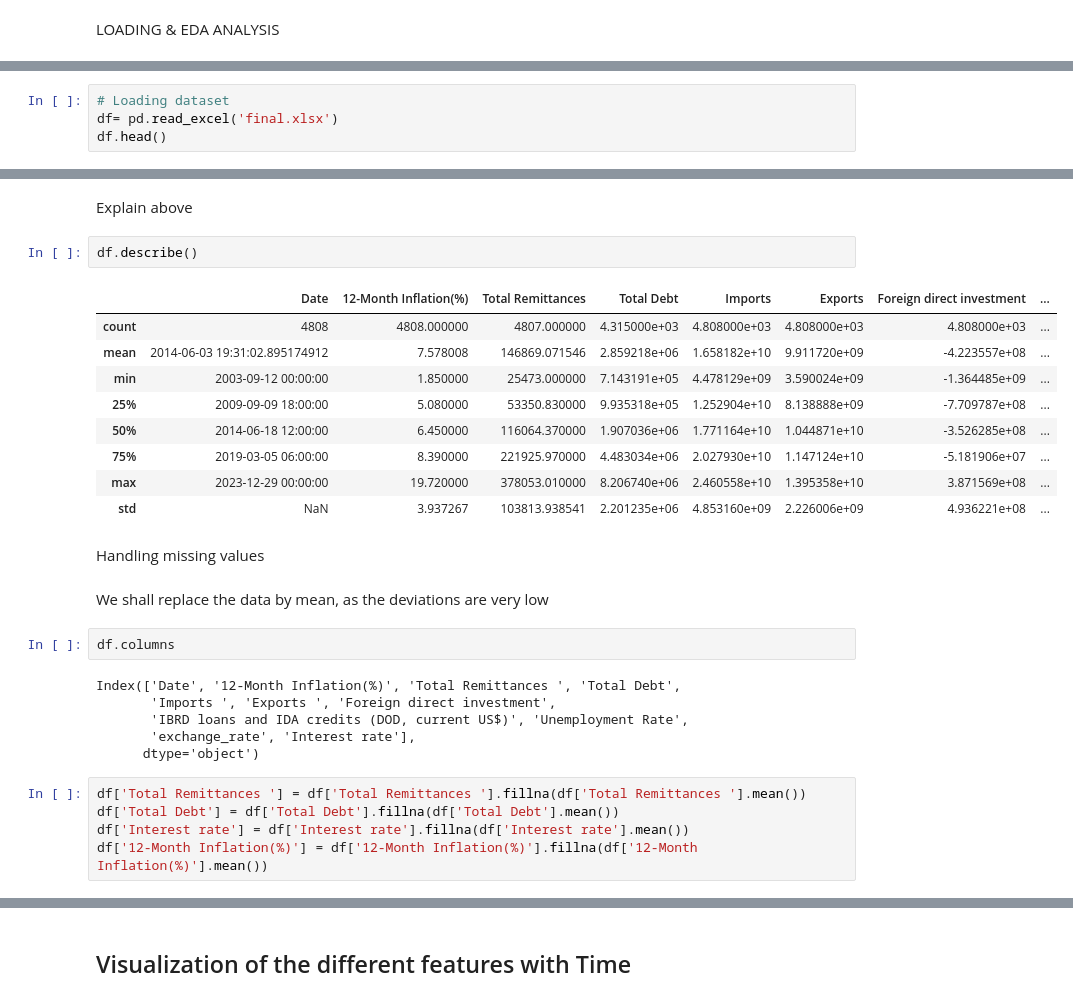
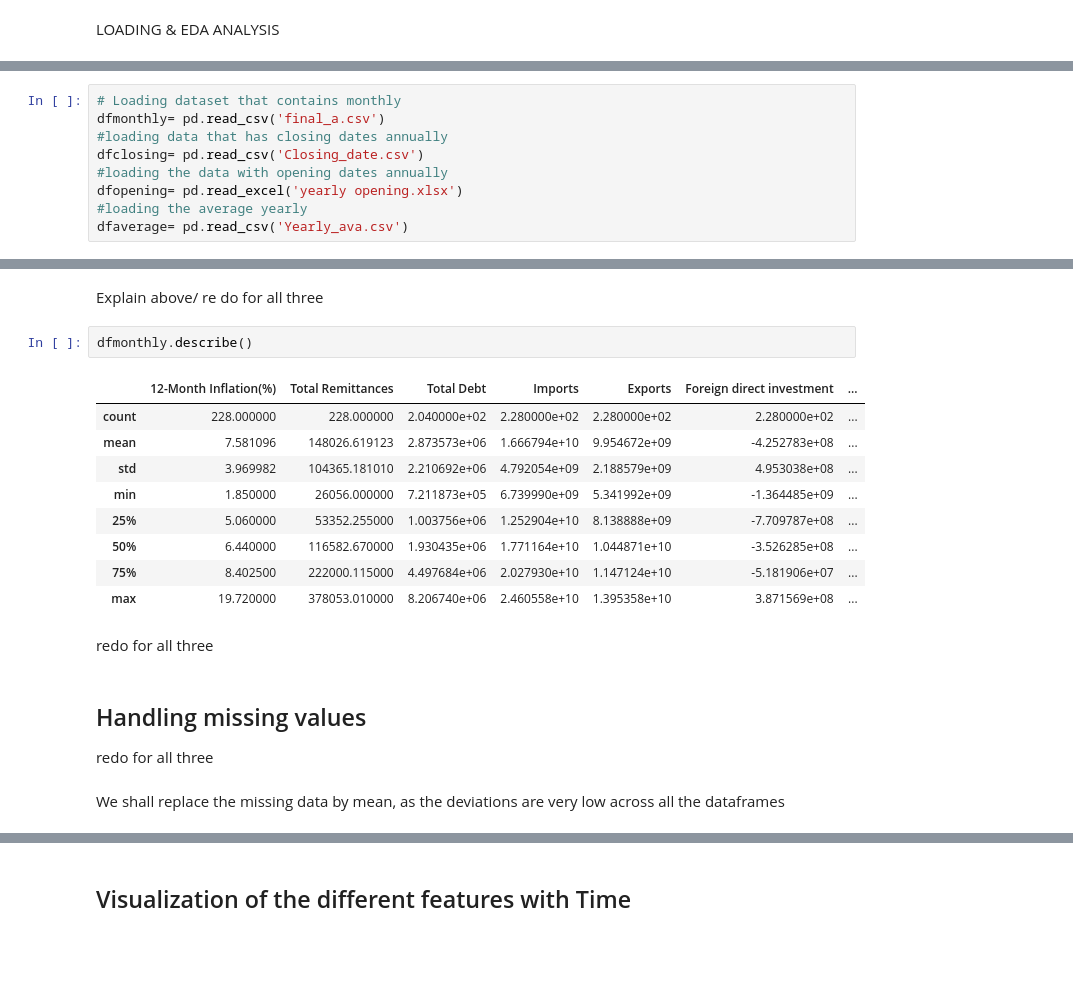
Before and after one commit to kdizz/Group8Phase5Capstone, a Jupyter notebook: main proj.ipynb, the cells around one changed output, grey strips where cells are left out. Cells and saved outputs as stored; diff of their text form; blank space fills up the shorter version.

```diff
--- a/main proj.ipynb
+++ b/main proj.ipynb
@@ -22,4 +22,9 @@ DAILY
 # %%
-# Loading dataset
-df= pd.read_excel('final.xlsx')
-df.head()
+# Loading dataset that contains monthly
+dfmonthly= pd.read_csv('final_a.csv')
+#loading data that has closing dates annually
+dfclosing= pd.read_csv('Closing_date.csv')
+#loading the data with opening dates annually
+dfopening= pd.read_excel('yearly opening.xlsx')
+#loading the average yearly
+dfaverage= pd.read_csv('Yearly_ava.csv')
@@ -76,31 +136,22 @@ dtype: int64
 # %% [markdown]
-Explain above
+Explain above/ re do for all three
 # %%
-df.describe()
+dfmonthly.describe()
 # %% [output]
-|  | Date | 12-Month Inflation(%) | Total Remittances | Total Debt | Imports | Exports | Foreign direct investment | ... |
-| count | 4808 | 4808.000000 | 4807.000000 | 4.315000e+03 | 4.808000e+03 | 4.808000e+03 | 4.808000e+03 | ... |
-| mean | 2014-06-03 19:31:02.895174912 | 7.578008 | 146869.071546 | 2.859218e+06 | 1.658182e+10 | 9.911720e+09 | -4.223557e+08 | ... |
-| min | 2003-09-12 00:00:00 | 1.850000 | 25473.000000 | 7.143191e+05 | 4.478129e+09 | 3.590024e+09 | -1.364485e+09 | ... |
-| 25% | 2009-09-09 18:00:00 | 5.080000 | 53350.830000 | 9.935318e+05 | 1.252904e+10 | 8.138888e+09 | -7.709787e+08 | ... |
-| 50% | 2014-06-18 12:00:00 | 6.450000 | 116064.370000 | 1.907036e+06 | 1.771164e+10 | 1.044871e+10 | -3.526285e+08 | ... |
-| 75% | 2019-03-05 06:00:00 | 8.390000 | 221925.970000 | 4.483034e+06 | 2.027930e+10 | 1.147124e+10 | -5.181906e+07 | ... |
-| max | 2023-12-29 00:00:00 | 19.720000 | 378053.010000 | 8.206740e+06 | 2.460558e+10 | 1.395358e+10 | 3.871569e+08 | ... |
-| std | NaN | 3.937267 | 103813.938541 | 2.201235e+06 | 4.853160e+09 | 2.226006e+09 | 4.936221e+08 | ... |
+|  | 12-Month Inflation(%) | Total Remittances | Total Debt | Imports | Exports | Foreign direct investment | ... |
+| count | 228.000000 | 228.000000 | 2.040000e+02 | 2.280000e+02 | 2.280000e+02 | 2.280000e+02 | ... |
+| mean | 7.581096 | 148026.619123 | 2.873573e+06 | 1.666794e+10 | 9.954672e+09 | -4.252783e+08 | ... |
+| std | 3.969982 | 104365.181010 | 2.210692e+06 | 4.792054e+09 | 2.188579e+09 | 4.953038e+08 | ... |
+| min | 1.850000 | 26056.000000 | 7.211873e+05 | 6.739990e+09 | 5.341992e+09 | -1.364485e+09 | ... |
+| 25% | 5.060000 | 53352.255000 | 1.003756e+06 | 1.252904e+10 | 8.138888e+09 | -7.709787e+08 | ... |
+| 50% | 6.440000 | 116582.670000 | 1.930435e+06 | 1.771164e+10 | 1.044871e+10 | -3.526285e+08 | ... |
+| 75% | 8.402500 | 222000.115000 | 4.497684e+06 | 2.027930e+10 | 1.147124e+10 | -5.181906e+07 | ... |
+| max | 19.720000 | 378053.010000 | 8.206740e+06 | 2.460558e+10 | 1.395358e+10 | 3.871569e+08 | ... |
+# %% [markdown]
+redo for all three
 # %% [markdown]
-Handling missing values
+## Handling missing values
+
+redo for all three
 # %% [markdown]
-We shall replace the data by mean, as the deviations are very low
+We shall replace the missing data by mean, as the deviations are very low across all the dataframes
-# %%
-df.columns
-# %% [output]
-Index(['Date', '12-Month Inflation(%)', 'Total Remittances ', 'Total Debt',
-       'Imports ', 'Exports ', 'Foreign direct investment',
-       'IBRD loans and IDA credits (DOD, current US$)', 'Unemployment Rate',
-       'exchange_rate', 'Interest rate'],
-      dtype='object')
-# %%
-df['Total Remittances '] = df['Total Remittances '].fillna(df['Total Remittances '].mean())
-df['Total Debt'] = df['Total Debt'].fillna(df['Total Debt'].mean())
-df['Interest rate'] = df['Interest rate'].fillna(df['Interest rate'].mean())
-df['12-Month Inflation(%)'] = df['12-Month Inflation(%)'].fillna(df['12-Month Inflation(%)'].mean())
```
Also changed, not shown: parts of 68 cells of this notebook, 1 other file.
